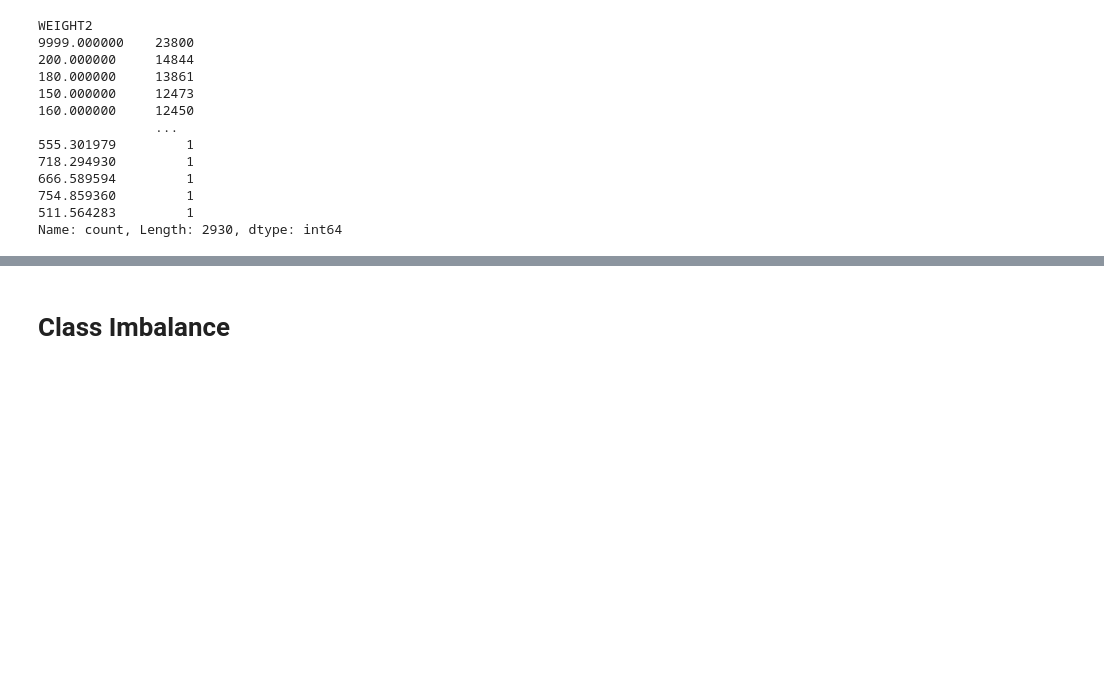
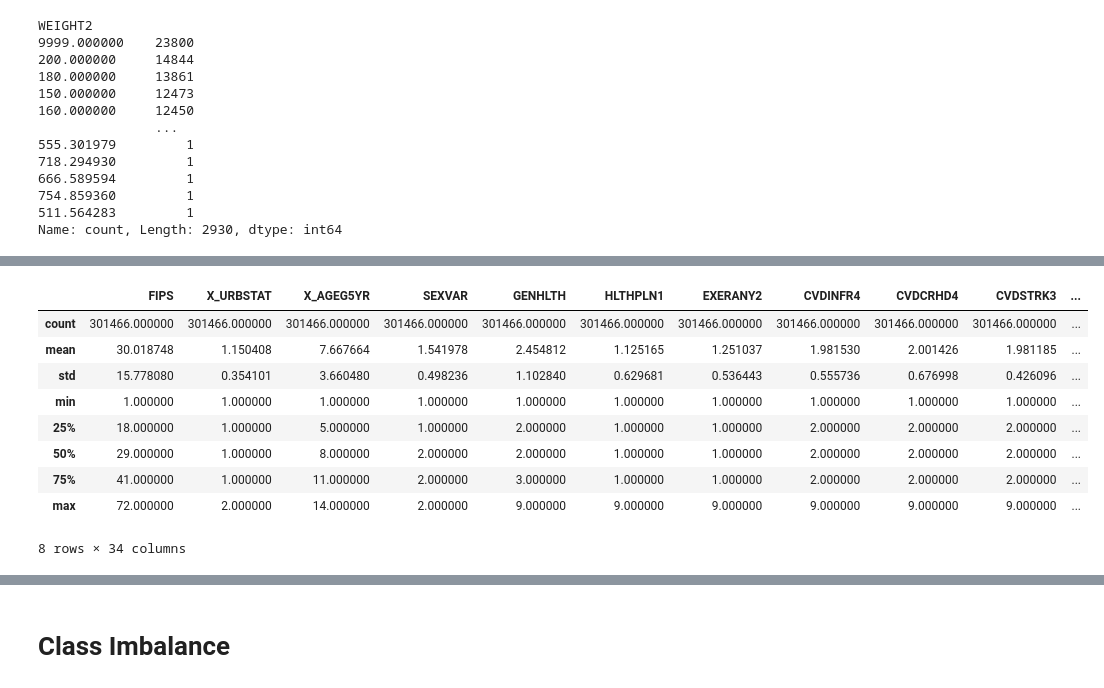
Before and after one commit to dave-mainag/Predictive-Modeling-for-Cancer-Screening, a Jupyter notebook: Notebook.ipynb, the cells around one changed output, grey strips where cells are left out. Cells and saved outputs as stored; diff of their text form; code cells hidden in the pictures; blank space fills up the shorter version.

```diff
--- a/Notebook.ipynb
+++ b/Notebook.ipynb
@@ -1014,0 +1074,2 @@ X_test_imputed = pd.read_csv('/Users/dave/Documents/Flatiron/Capstone Project/Ca
+# %%
+X_train_imputed.set_index(X_train_imputed.columns[0], inplace= True)
@@ -1014,0 +1078,13 @@ X_test_imputed = pd.read_csv('/Users/dave/Documents/Flatiron/Capstone Project/Ca
+# %%
+X_train_imputed.describe()
+# %% [output]
+|  | FIPS | X_URBSTAT | X_AGEG5YR | SEXVAR | GENHLTH | HLTHPLN1 | EXERANY2 | CVDINFR4 | CVDCRHD4 | CVDSTRK3 | ... |
+| count | 301466.000000 | 301466.000000 | 301466.000000 | 301466.000000 | 301466.000000 | 301466.000000 | 301466.000000 | 301466.000000 | 301466.000000 | 301466.000000 | ... |
+| mean | 30.018748 | 1.150408 | 7.667664 | 1.541978 | 2.454812 | 1.125165 | 1.251037 | 1.981530 | 2.001426 | 1.981185 | ... |
+| std | 15.778080 | 0.354101 | 3.660480 | 0.498236 | 1.102840 | 0.629681 | 0.536443 | 0.555736 | 0.676998 | 0.426096 | ... |
+| min | 1.000000 | 1.000000 | 1.000000 | 1.000000 | 1.000000 | 1.000000 | 1.000000 | 1.000000 | 1.000000 | 1.000000 | ... |
+| 25% | 18.000000 | 1.000000 | 5.000000 | 1.000000 | 2.000000 | 1.000000 | 1.000000 | 2.000000 | 2.000000 | 2.000000 | ... |
+| 50% | 29.000000 | 1.000000 | 8.000000 | 2.000000 | 2.000000 | 1.000000 | 1.000000 | 2.000000 | 2.000000 | 2.000000 | ... |
+| 75% | 41.000000 | 1.000000 | 11.000000 | 2.000000 | 3.000000 | 1.000000 | 1.000000 | 2.000000 | 2.000000 | 2.000000 | ... |
+| max | 72.000000 | 2.000000 | 14.000000 | 2.000000 | 9.000000 | 9.000000 | 9.000000 | 9.000000 | 9.000000 | 9.000000 | ... |
+8 rows × 34 columns
```
Also changed, not shown: parts of 112 cells of this notebook.
